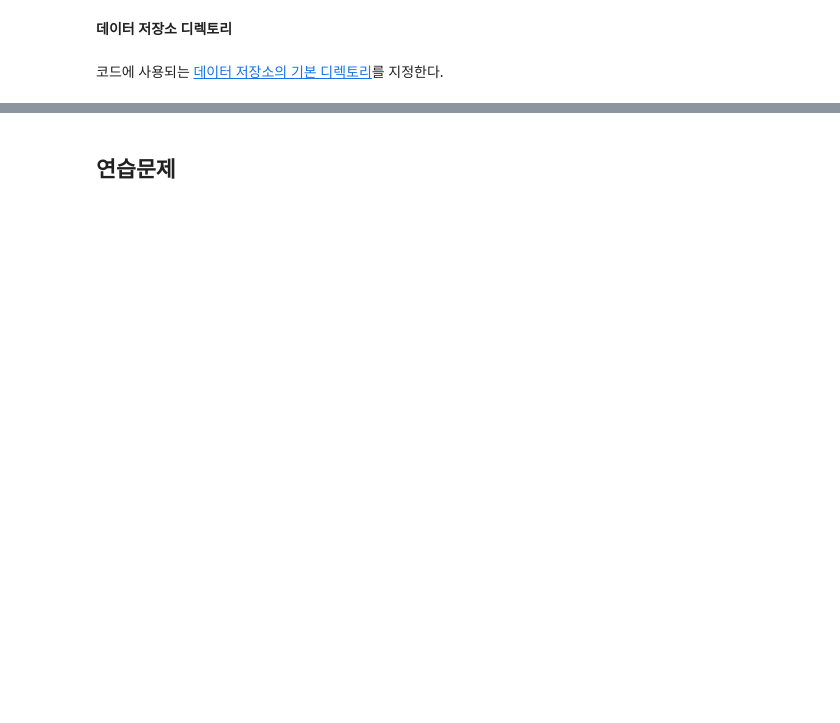
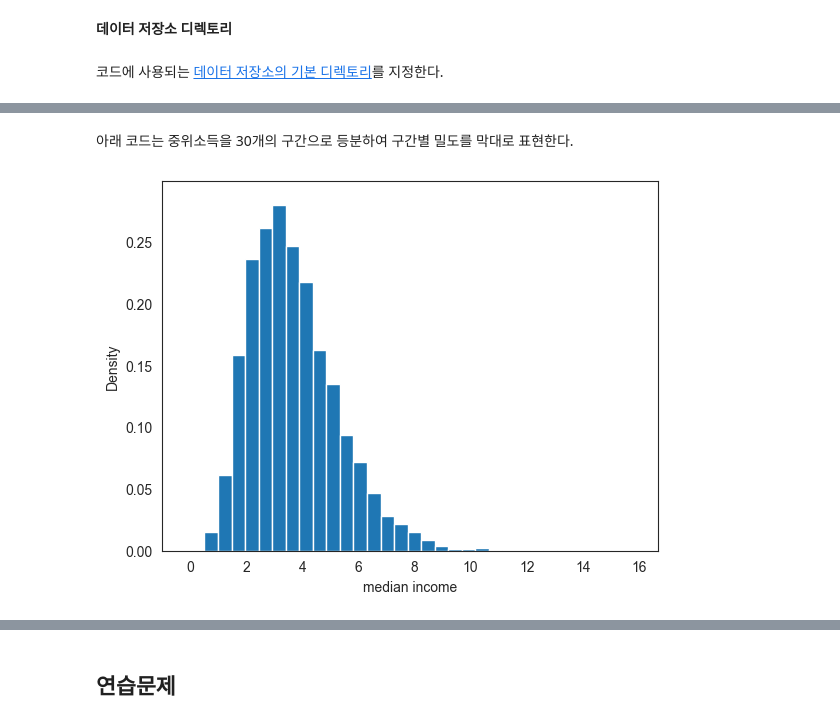
Before and after one commit to codingalzi/DataSci, a Jupyter notebook: _sources/probability_continuous.ipynb, the cells around one changed output, grey strips where cells are left out. Cells and saved outputs as stored; diff of their text form; code cells hidden in the pictures; blank space fills up the shorter version.

```diff
--- a/_sources/probability_continuous.ipynb
+++ b/_sources/probability_continuous.ipynb
@@ -222,0 +164,15 @@ housing['median_income'].mean()
+# %%
+housing = pd.read_csv(data_url+"california_housing.csv")
+
+# 중위주택가격이 50만1달러 이상인 구역 삭제
+house_value_max = housing['median_house_value'].max() # 500,001
+mask = housing['median_house_value'] >= house_value_max
+housing = housing[~mask]
+
+# 인덱스 초기화
+housing = housing.reset_index(drop=True)
+
+# 중위소득 특성만 선택
+housing = housing.loc[:, 'median_income']
+housing.index.name = 'district'
+housing
@@ -222,0 +560,17 @@ housing['median_income'].mean()
+# %% [markdown]
+아래 코드는 중위소득을 30개의 구간으로 등분하여 구간별 밀도를 막대로 표현한다.
+# %%
+fig, ax = plt.subplots()
+
+# 구간별 밀도 히스토그램
+ax.hist(housing, bins=30, density=True)
+
+ax.set_xlim([-1, 16.7])
+ax.set_ylim([0.0, 0.299])
+
+ax.set_xlabel('median income')
+ax.set_ylabel('Density')
+
+plt.show()
+# %% [output]
+[figure, added]
```
Also changed, not shown: parts of 147 cells of this notebook, 48 other files.
